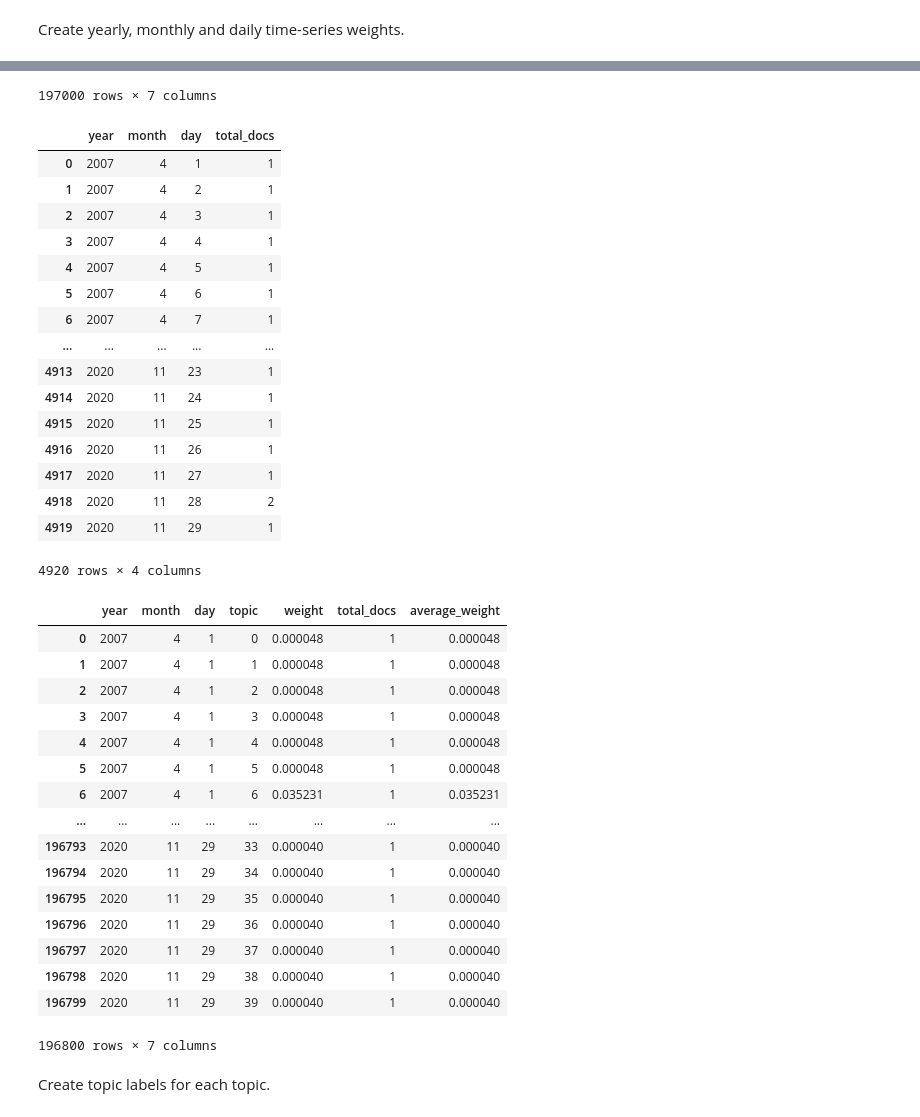
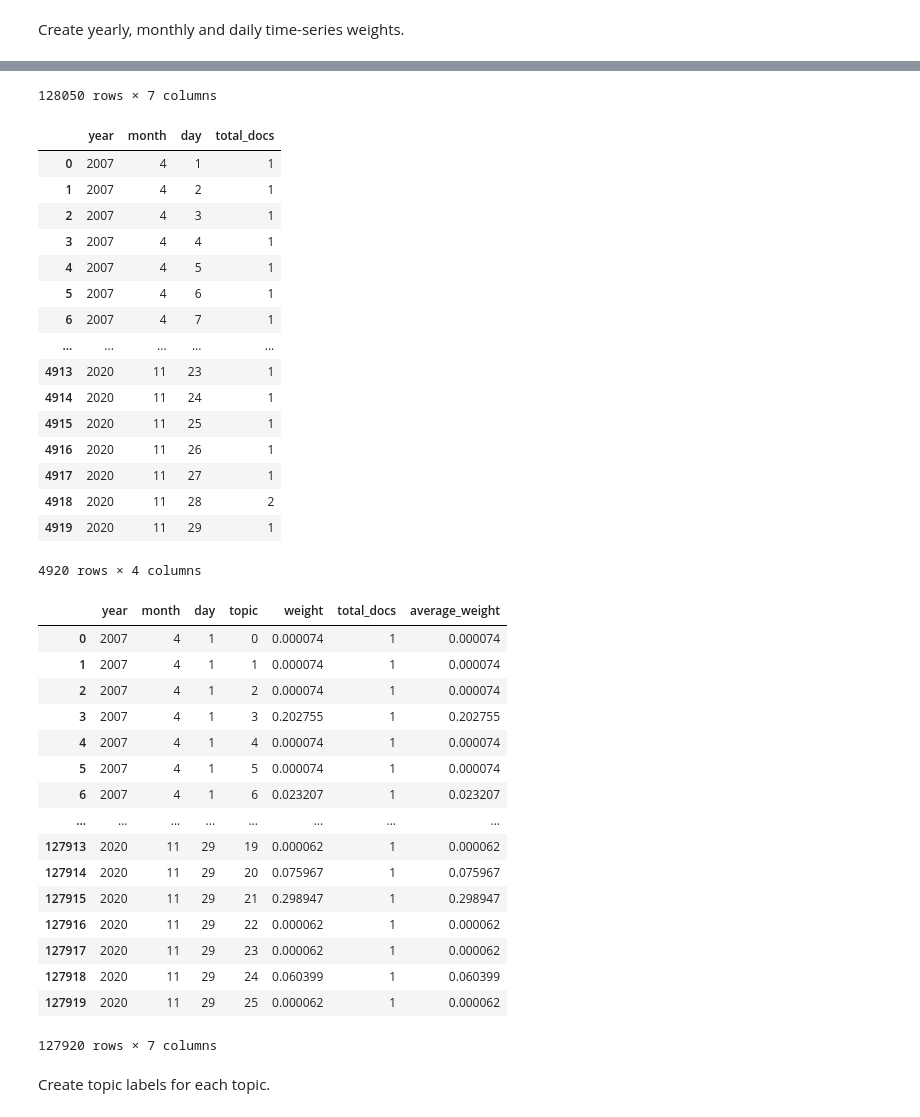
Before and after one commit to timurbachschi/Topic-Analysis-for-Tagesschau-data, a Jupyter notebook: topicModeling.ipynb, the cells around one changed output, grey strips where cells are left out. Saved outputs shown, nothing was run; the diff lists cells and outputs as text; code cells hidden in the pictures.

```diff
--- a/topicModeling.ipynb
+++ b/topicModeling.ipynb
@@ -446,19 +446,19 @@ weights.to_csv("per_document_40topic_weights.csv")
 # %% [markdown]
 Create yearly, monthly and daily time-series weights.
 # %%
-df_weights = pd.read_csv("per_document_40topic_weights.csv")
+df_weights = pd.read_csv(my_path+"per_document_26topic_weights.csv")
 df_all_processed = pd.read_csv(my_path+'ldas/df1.csv', sep=',')
 df_all_processed.fillna('', inplace=True)
 df_all_processed.reset_index()
 df_all_processed['doc_id'] = df_all_processed.index
 
-df4 = pd.merge(df_weights,df_all_processed[['doc_id','year','month','day']],on='doc_id', how='left')
-display(df4)
-total_docs = df4.groupby(['year','month','day'])['doc_id'].apply(lambda x: len(x.unique())).reset_index()
+df_with_weights = pd.merge(df_weights,df_all_processed[['doc_id','year','month','day']],on='doc_id', how='left')
+display(df_with_weights)
+total_docs = df_with_weights.groupby(['year','month','day'])['doc_id'].apply(lambda x: len(x.unique())).reset_index()
 total_docs.columns = ['year','month','day','total_docs']
 display(total_docs)
-total_docs.to_csv("total_doc_year_month_day.csv")
-df_avg = df4.groupby(['year','month','day','topic']).agg({'weight':'sum'}).reset_index()
+total_docs.to_csv(my_path+"total_doc_year_month_day.csv")
+df_avg = df_with_weights.groupby(['year','month','day','topic']).agg({'weight':'sum'}).reset_index()
 df_avg = df_avg.merge(total_docs, on=['year','month','day'], how="left")
 df_avg['average_weight'] = df_avg['weight'] / df_avg['total_docs']
 display(df_avg)
@@ -482,38 +482,38 @@ display(df_avg)
-197000 rows × 7 columns
+128050 rows × 7 columns
 |  | year | month | day | total_docs |
 | 0 | 2007 | 4 | 1 | 1 |
 | 1 | 2007 | 4 | 2 | 1 |
 | 2 | 2007 | 4 | 3 | 1 |
 | 3 | 2007 | 4 | 4 | 1 |
 | 4 | 2007 | 4 | 5 | 1 |
 | 5 | 2007 | 4 | 6 | 1 |
 | 6 | 2007 | 4 | 7 | 1 |
 | ... | ... | ... | ... | ... |
 | 4913 | 2020 | 11 | 23 | 1 |
 | 4914 | 2020 | 11 | 24 | 1 |
 | 4915 | 2020 | 11 | 25 | 1 |
 | 4916 | 2020 | 11 | 26 | 1 |
 | 4917 | 2020 | 11 | 27 | 1 |
 | 4918 | 2020 | 11 | 28 | 2 |
 | 4919 | 2020 | 11 | 29 | 1 |
 4920 rows × 4 columns
 |  | year | month | day | topic | weight | total_docs | average_weight |
-| 0 | 2007 | 4 | 1 | 0 | 0.000048 | 1 | 0.000048 |
-| 1 | 2007 | 4 | 1 | 1 | 0.000048 | 1 | 0.000048 |
-| 2 | 2007 | 4 | 1 | 2 | 0.000048 | 1 | 0.000048 |
-| 3 | 2007 | 4 | 1 | 3 | 0.000048 | 1 | 0.000048 |
-| 4 | 2007 | 4 | 1 | 4 | 0.000048 | 1 | 0.000048 |
-| 5 | 2007 | 4 | 1 | 5 | 0.000048 | 1 | 0.000048 |
-| 6 | 2007 | 4 | 1 | 6 | 0.035231 | 1 | 0.035231 |
+| 0 | 2007 | 4 | 1 | 0 | 0.000074 | 1 | 0.000074 |
+| 1 | 2007 | 4 | 1 | 1 | 0.000074 | 1 | 0.000074 |
+| 2 | 2007 | 4 | 1 | 2 | 0.000074 | 1 | 0.000074 |
+| 3 | 2007 | 4 | 1 | 3 | 0.202755 | 1 | 0.202755 |
+| 4 | 2007 | 4 | 1 | 4 | 0.000074 | 1 | 0.000074 |
+| 5 | 2007 | 4 | 1 | 5 | 0.000074 | 1 | 0.000074 |
+| 6 | 2007 | 4 | 1 | 6 | 0.023207 | 1 | 0.023207 |
 | ... | ... | ... | ... | ... | ... | ... | ... |
-| 196793 | 2020 | 11 | 29 | 33 | 0.000040 | 1 | 0.000040 |
-| 196794 | 2020 | 11 | 29 | 34 | 0.000040 | 1 | 0.000040 |
-| 196795 | 2020 | 11 | 29 | 35 | 0.000040 | 1 | 0.000040 |
-| 196796 | 2020 | 11 | 29 | 36 | 0.000040 | 1 | 0.000040 |
-| 196797 | 2020 | 11 | 29 | 37 | 0.000040 | 1 | 0.000040 |
-| 196798 | 2020 | 11 | 29 | 38 | 0.000040 | 1 | 0.000040 |
-| 196799 | 2020 | 11 | 29 | 39 | 0.000040 | 1 | 0.000040 |
+| 127913 | 2020 | 11 | 29 | 19 | 0.000062 | 1 | 0.000062 |
+| 127914 | 2020 | 11 | 29 | 20 | 0.075967 | 1 | 0.075967 |
+| 127915 | 2020 | 11 | 29 | 21 | 0.298947 | 1 | 0.298947 |
+| 127916 | 2020 | 11 | 29 | 22 | 0.000062 | 1 | 0.000062 |
+| 127917 | 2020 | 11 | 29 | 23 | 0.000062 | 1 | 0.000062 |
+| 127918 | 2020 | 11 | 29 | 24 | 0.060399 | 1 | 0.060399 |
+| 127919 | 2020 | 11 | 29 | 25 | 0.000062 | 1 | 0.000062 |
-196800 rows × 7 columns
+127920 rows × 7 columns
 # %% [markdown]
 Create topic labels for each topic.
 # %%
```
Also changed, not shown: parts of 8 cells of this notebook.
